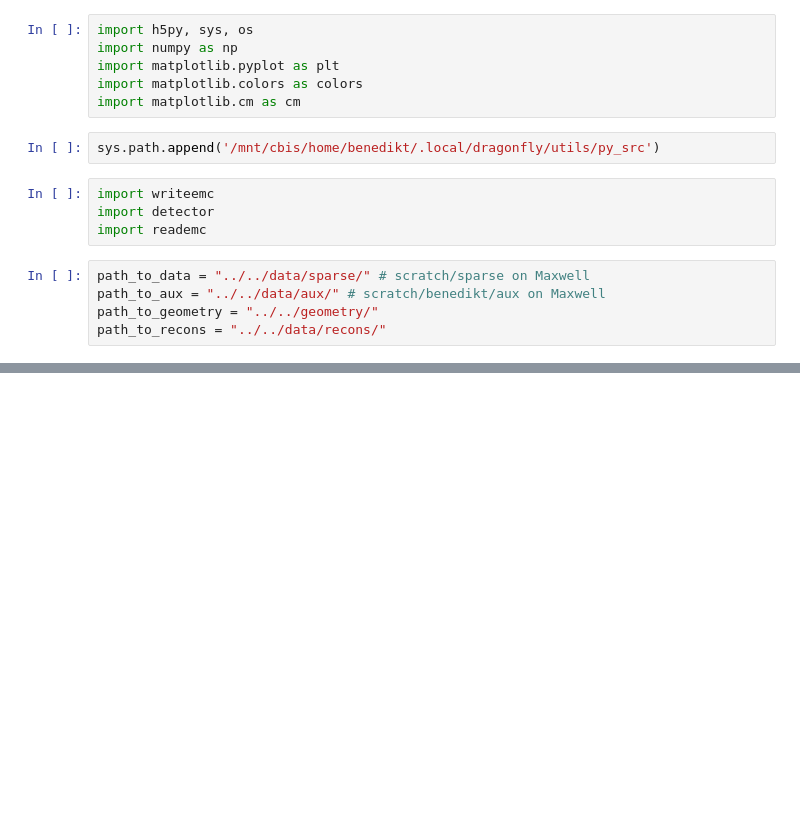
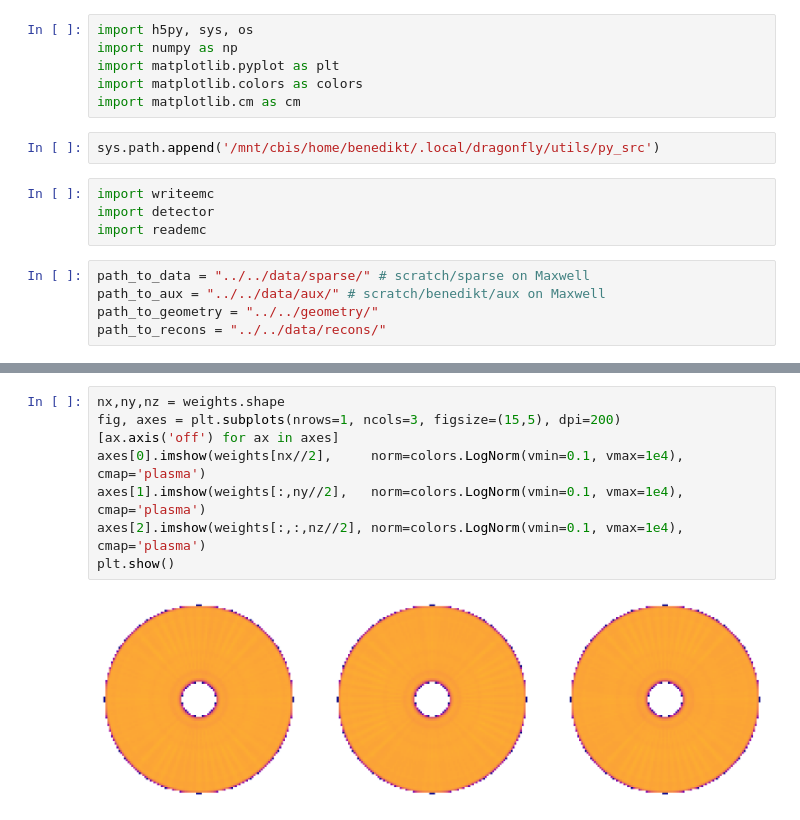
Before and after one commit to FXIhub/xfel2145, a Jupyter notebook: analysis/3d_assembly/sparse-3demc-inspect.ipynb, the cells around one changed output, grey strips where cells are left out. Drawn from its saved outputs; the diff is of its cells as text; blank space fills up the shorter version.

```diff
--- a/analysis/3d_assembly/sparse-3demc-inspect.ipynb
+++ b/analysis/3d_assembly/sparse-3demc-inspect.ipynb
@@ -44,0 +51,10 @@ with mrcfile.new(emc_folder + 'intensities.mrc', overwrite=True) as mrc:
+# %%
+nx,ny,nz = weights.shape
+fig, axes = plt.subplots(nrows=1, ncols=3, figsize=(15,5), dpi=200)
+[ax.axis('off') for ax in axes]
+axes[0].imshow(weights[nx//2],     norm=colors.LogNorm(vmin=0.1, vmax=1e4), cmap='plasma')
+axes[1].imshow(weights[:,ny//2],   norm=colors.LogNorm(vmin=0.1, vmax=1e4), cmap='plasma')
+axes[2].imshow(weights[:,:,nz//2], norm=colors.LogNorm(vmin=0.1, vmax=1e4), cmap='plasma')
+plt.show()
+# %% [output]
+[figure, added]
```
Also changed, not shown: parts of 13 cells of this notebook, 2 other files.
